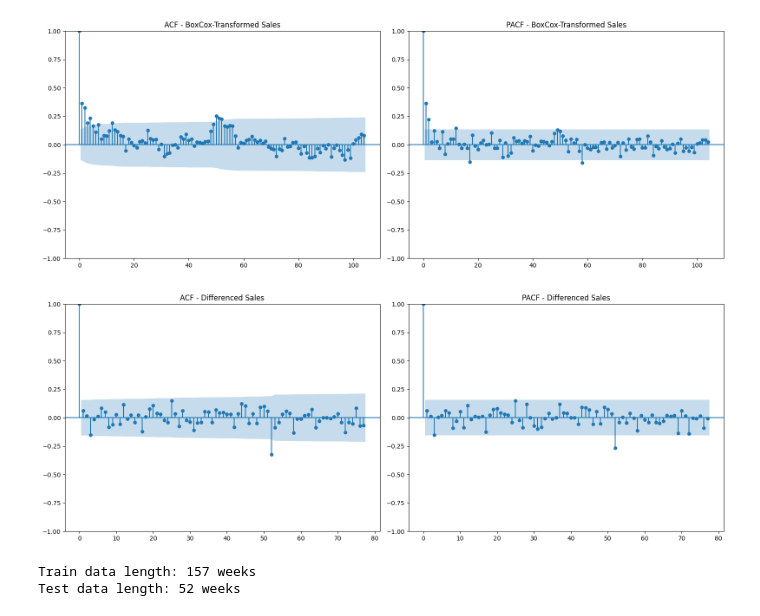
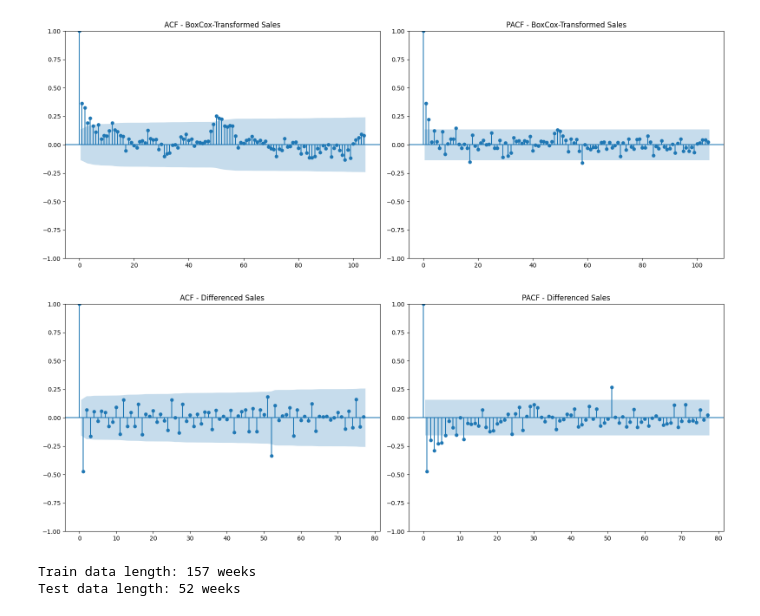
Before and after one commit to jackhenshaw/retail_demand_forecasting, a Jupyter notebook: notebooks/02_ARIMA_modeling.ipynb, the cells around one changed output. Drawn from its saved outputs; the diff is of its cells as text; code cells hidden in the pictures.

```diff
--- a/notebooks/02_ARIMA_modeling.ipynb
+++ b/notebooks/02_ARIMA_modeling.ipynb
@@ -808,16 +808,16 @@ office_s = 52
 # %%
 office_weekly["seasonal_diff_boxcox_sales"] = office_weekly["boxcox_sales"].diff(office_s)
 office_weekly["doubly_differenced_sales"] = office_weekly["seasonal_diff_boxcox_sales"].diff(1)
 
-plot_series_after_diff = office_weekly["seasonal_diff_boxcox_sales"].dropna()
+plot_series_after_diff = office_weekly["doubly_differenced_sales"].dropna()
 
 fig, ax = plt.subplots(1, 2, figsize=(16, 6))
 plot_acf(plot_series_after_diff, lags=77, ax=ax[0], title='ACF - Differenced Sales')
 plot_pacf(plot_series_after_diff, lags=77, ax=ax[1], title='PACF - Differenced Sales')
 plt.tight_layout()
 plt.show()
 # %% [output]
-[figure, old version]
+[figure, new version]
 # %%
 # Typically, reserve the last 12 to 24 (1-2 seasonal cycles) months for testing
 office_train_size = len(office_weekly) - 52
```
Also changed, not shown: parts of 10 cells of this notebook.
